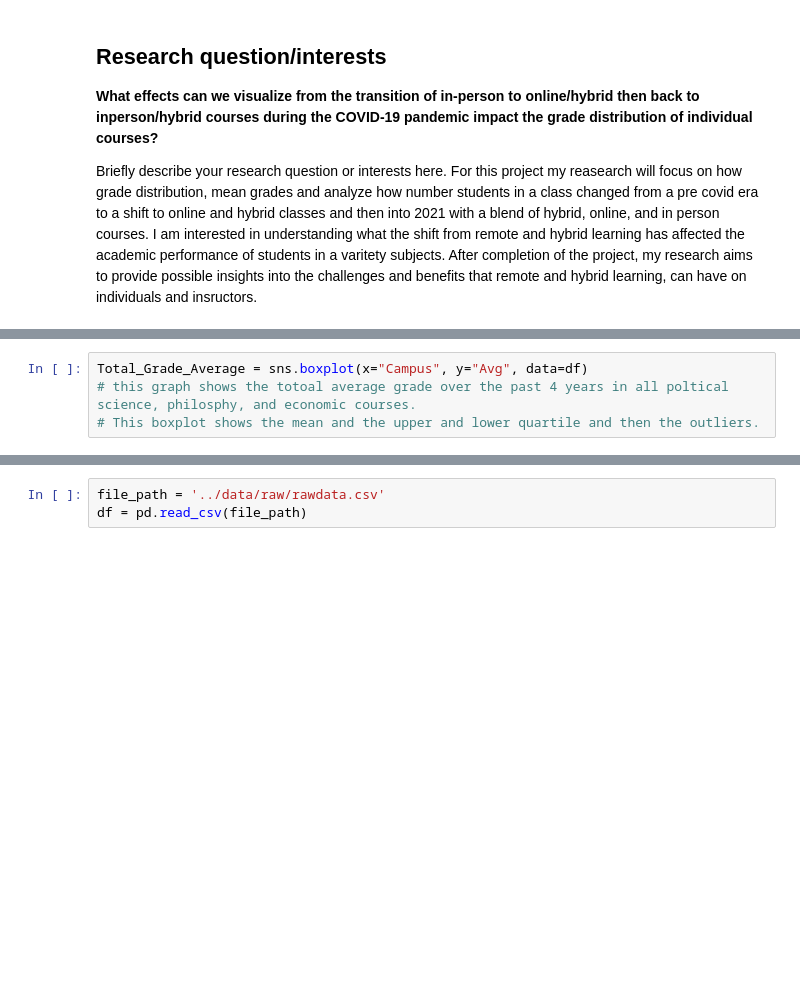
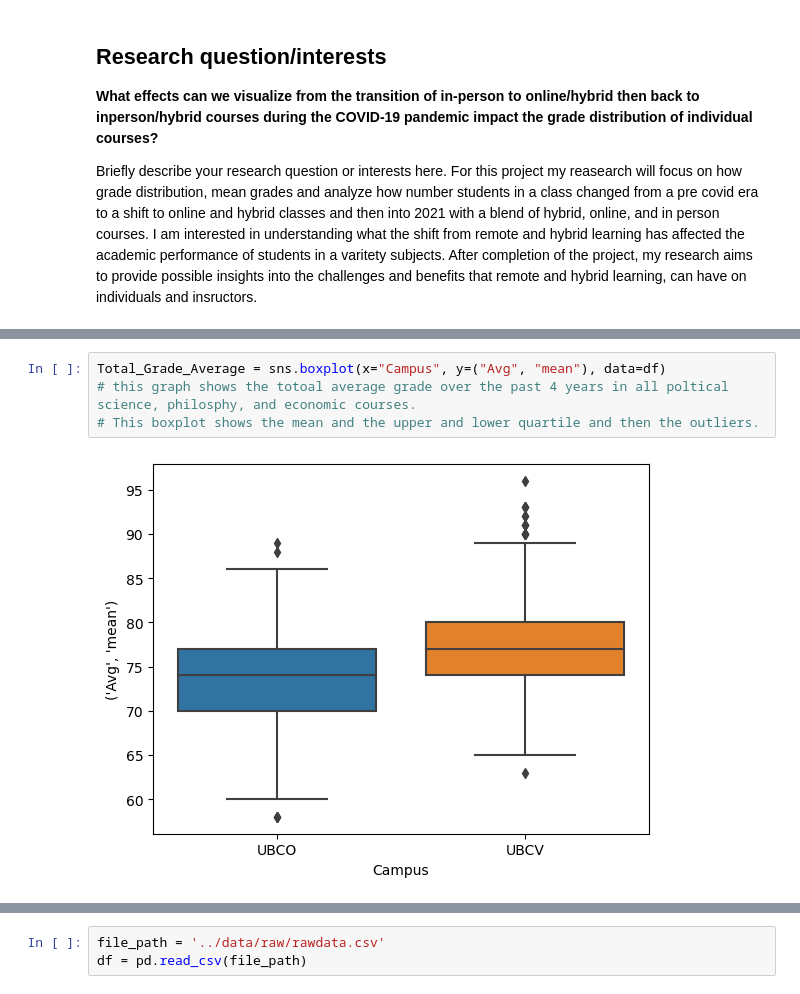
Before and after one commit to ubco-W2022T2-data301/project-group-group03, a Jupyter notebook: analysis/analysis1.ipynb, the cells around one changed output, grey strips where cells are left out. Drawn from its saved outputs; the diff is of its cells as text; blank space fills up the shorter version.

Commit message:
updated function to properly display and adjusted all graphs to update for aggregate functions

```diff
--- a/analysis/analysis1.ipynb
+++ b/analysis/analysis1.ipynb
@@ -25,5 +37,7 @@ AttributeError: 'str' object has no attribute 'drop'
 # %%
-Total_Grade_Average = sns.boxplot(x="Campus", y="Avg", data=df)
+Total_Grade_Average = sns.boxplot(x="Campus", y=("Avg", "mean"), data=df)
 # this graph shows the totoal average grade over the past 4 years in all poltical science, philosphy, and economic courses.
 # This boxplot shows the mean and the upper and lower quartile and then the outliers.
+# %% [output]
+[figure, added]
 # %%
```
Also changed, not shown: parts of 6 cells of this notebook, 1 other file.
